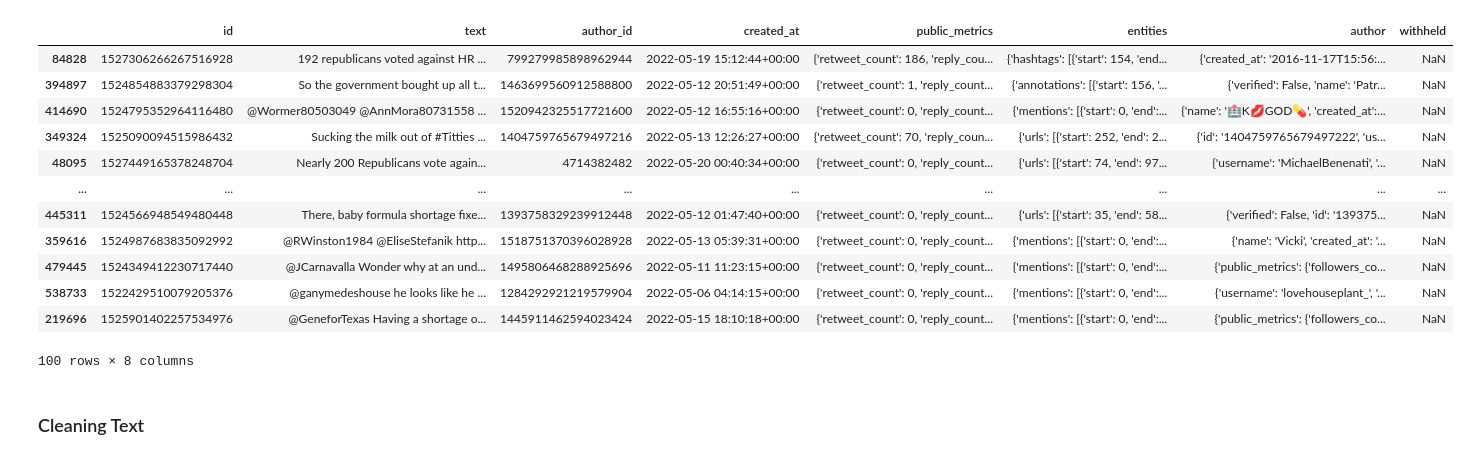
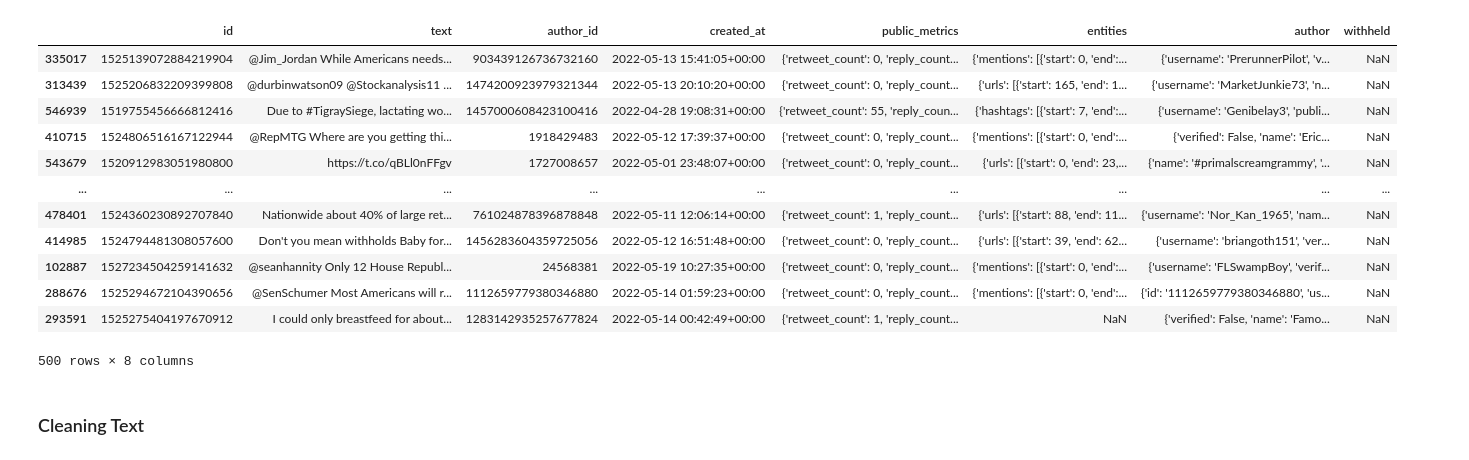
Before and after one commit to THE-COB/BabyFormula, a Jupyter notebook: rohan_notebook.ipynb, the cells around one changed output. Drawn from its saved outputs; the diff is of its cells as text; code cells hidden in the pictures.

```diff
--- a/rohan_notebook.ipynb
+++ b/rohan_notebook.ipynb
@@ -4,22 +5,22 @@ import pandas as pd
 # %%
-all_tweets = pd.read_json("data/baby_formula_all.json")
+all_tweets = pd.read_json("data/baby_formula.json")
 # %%
-all_tweets_sample = all_tweets.sample(100)
+all_tweets_sample = all_tweets.sample(500)
 all_tweets_sample
 # %% [output]
 |  | id | text | author_id | created_at | public_metrics | entities | author | withheld |
-| 84828 | 1527306266267516928 | 192 republicans voted against HR ... | 799279985898962944 | 2022-05-19 15:12:44+00:00 | {'retweet_count': 186, 'reply_cou... | {'hashtags': [{'start': 154, 'end... | {'created_at': '2016-11-17T15:56:... | NaN |
-| 394897 | 1524854883379298304 | So the government bought up all t... | 1463699560912588800 | 2022-05-12 20:51:49+00:00 | {'retweet_count': 1, 'reply_count... | {'annotations': [{'start': 156, '... | {'verified': False, 'name': 'Patr... | NaN |
-| 414690 | 1524795352964116480 | @Wormer80503049 @AnnMora80731558 ... | 1520942325517721600 | 2022-05-12 16:55:16+00:00 | {'retweet_count': 0, 'reply_count... | {'mentions': [{'start': 0, 'end':... | {'name': '🏥K💋GOD💊', 'created_at':... | NaN |
-| 349324 | 1525090094515986432 | Sucking the milk out of #Titties ... | 1404759765679497216 | 2022-05-13 12:26:27+00:00 | {'retweet_count': 70, 'reply_coun... | {'urls': [{'start': 252, 'end': 2... | {'id': '1404759765679497222', 'us... | NaN |
-| 48095 | 1527449165378248704 | Nearly 200 Republicans vote again... | 4714382482 | 2022-05-20 00:40:34+00:00 | {'retweet_count': 0, 'reply_count... | {'urls': [{'start': 74, 'end': 97... | {'username': 'MichaelBenenati', '... | NaN |
+| 335017 | 1525139072884219904 | @Jim_Jordan While Americans needs... | 903439126736732160 | 2022-05-13 15:41:05+00:00 | {'retweet_count': 0, 'reply_count... | {'mentions': [{'start': 0, 'end':... | {'username': 'PrerunnerPilot', 'v... | NaN |
+| 313439 | 1525206832209399808 | @durbinwatson09 @Stockanalysis11 ... | 1474200923979321344 | 2022-05-13 20:10:20+00:00 | {'retweet_count': 0, 'reply_count... | {'urls': [{'start': 165, 'end': 1... | {'username': 'MarketJunkie73', 'n... | NaN |
+| 546939 | 1519755456666812416 | Due to #TigraySiege, lactating wo... | 1457000608423100416 | 2022-04-28 19:08:31+00:00 | {'retweet_count': 55, 'reply_coun... | {'hashtags': [{'start': 7, 'end':... | {'username': 'Genibelay3', 'publi... | NaN |
+| 410715 | 1524806516167122944 | @RepMTG Where are you getting thi... | 1918429483 | 2022-05-12 17:39:37+00:00 | {'retweet_count': 0, 'reply_count... | {'mentions': [{'start': 0, 'end':... | {'verified': False, 'name': 'Eric... | NaN |
+| 543679 | 1520912983051980800 | https://t.co/qBLl0nFFgv | 1727008657 | 2022-05-01 23:48:07+00:00 | {'retweet_count': 0, 'reply_count... | {'urls': [{'start': 0, 'end': 23,... | {'name': '#primalscreamgrammy', '... | NaN |
 | ... | ... | ... | ... | ... | ... | ... | ... | ... |
-| 445311 | 1524566948549480448 | There, baby formula shortage fixe... | 1393758329239912448 | 2022-05-12 01:47:40+00:00 | {'retweet_count': 0, 'reply_count... | {'urls': [{'start': 35, 'end': 58... | {'verified': False, 'id': '139375... | NaN |
-| 359616 | 1524987683835092992 | @RWinston1984 @EliseStefanik http... | 1518751370396028928 | 2022-05-13 05:39:31+00:00 | {'retweet_count': 0, 'reply_count... | {'mentions': [{'start': 0, 'end':... | {'name': 'Vicki', 'created_at': '... | NaN |
-| 479445 | 1524349412230717440 | @JCarnavalla Wonder why at an und... | 1495806468288925696 | 2022-05-11 11:23:15+00:00 | {'retweet_count': 0, 'reply_count... | {'mentions': [{'start': 0, 'end':... | {'public_metrics': {'followers_co... | NaN |
-| 538733 | 1522429510079205376 | @ganymedeshouse he looks like he ... | 1284292921219579904 | 2022-05-06 04:14:15+00:00 | {'retweet_count': 0, 'reply_count... | {'mentions': [{'start': 0, 'end':... | {'username': 'lovehouseplant_', '... | NaN |
-| 219696 | 1525901402257534976 | @GeneforTexas Having a shortage o... | 1445911462594023424 | 2022-05-15 18:10:18+00:00 | {'retweet_count': 0, 'reply_count... | {'mentions': [{'start': 0, 'end':... | {'public_metrics': {'followers_co... | NaN |
+| 478401 | 1524360230892707840 | Nationwide about 40% of large ret... | 761024878396878848 | 2022-05-11 12:06:14+00:00 | {'retweet_count': 1, 'reply_count... | {'urls': [{'start': 88, 'end': 11... | {'username': 'Nor_Kan_1965', 'nam... | NaN |
+| 414985 | 1524794481308057600 | Don't you mean withholds Baby for... | 1456283604359725056 | 2022-05-12 16:51:48+00:00 | {'retweet_count': 0, 'reply_count... | {'urls': [{'start': 39, 'end': 62... | {'username': 'briangoth151', 'ver... | NaN |
+| 102887 | 1527234504259141632 | @seanhannity Only 12 House Republ... | 24568381 | 2022-05-19 10:27:35+00:00 | {'retweet_count': 0, 'reply_count... | {'mentions': [{'start': 0, 'end':... | {'username': 'FLSwampBoy', 'verif... | NaN |
+| 288676 | 1525294672104390656 | @SenSchumer Most Americans will r... | 1112659779380346880 | 2022-05-14 01:59:23+00:00 | {'retweet_count': 0, 'reply_count... | {'mentions': [{'start': 0, 'end':... | {'id': '1112659779380346880', 'us... | NaN |
+| 293591 | 1525275404197670912 | I could only breastfeed for about... | 1283142935257677824 | 2022-05-14 00:42:49+00:00 | {'retweet_count': 1, 'reply_count... | NaN | {'verified': False, 'name': 'Famo... | NaN |
-100 rows × 8 columns
+500 rows × 8 columns
 # %% [markdown]
 ### Cleaning Text
 # %%
```
Also changed, not shown: parts of 9 cells of this notebook, 1 other file.
